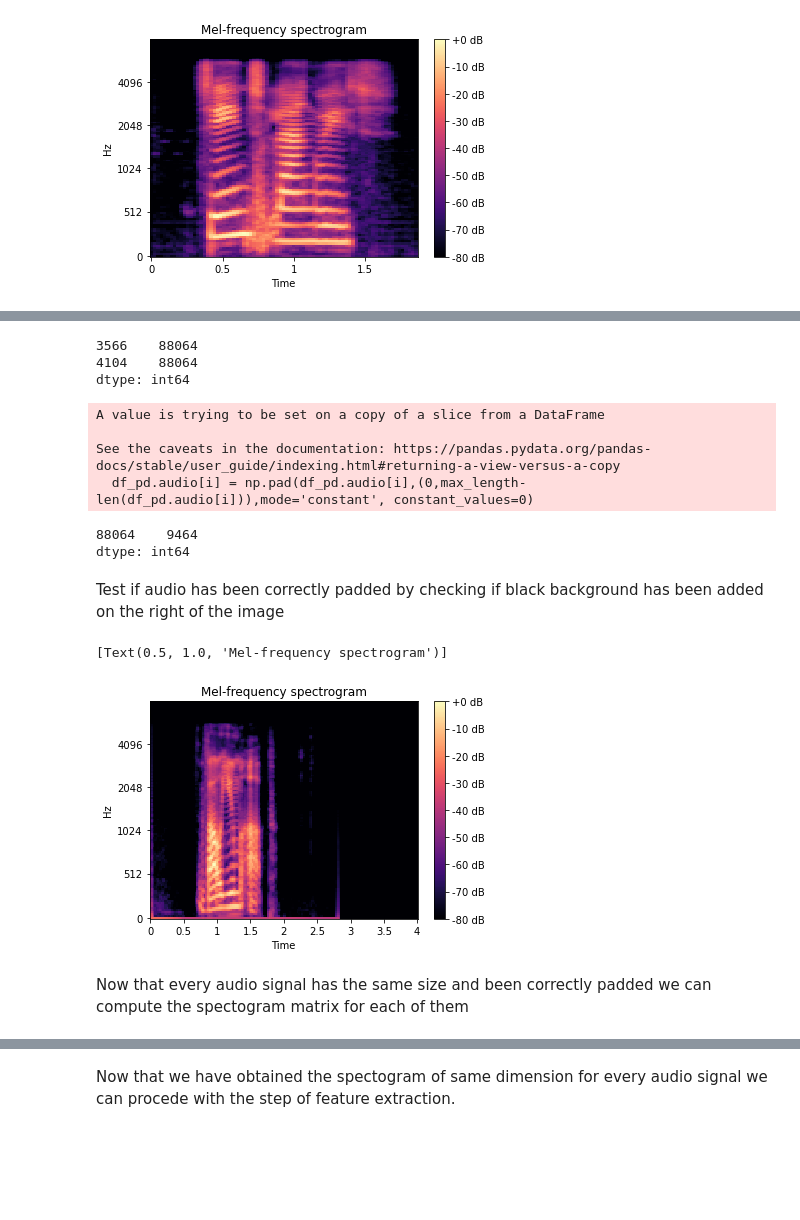
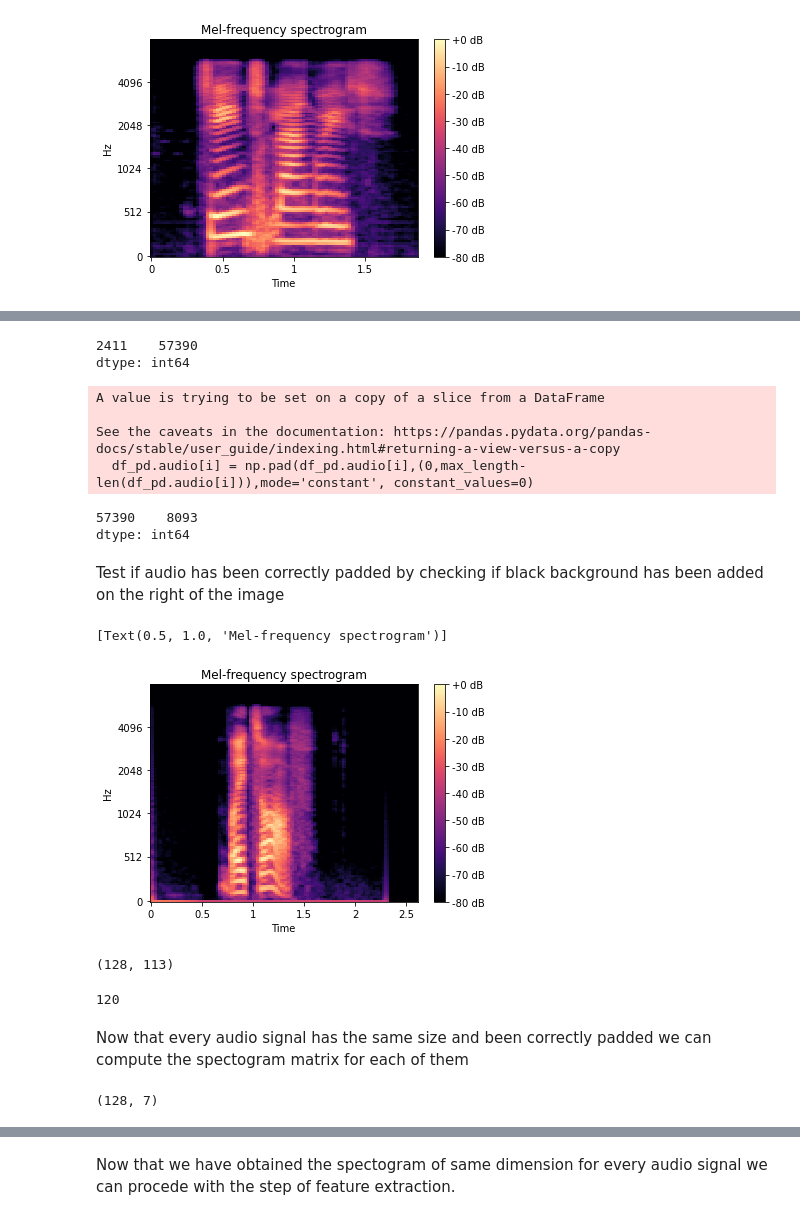
Before and after one commit to andrerubeis/Intent-Detection, a Jupyter notebook: exam_winter_22_23_notebook.ipynb, the cells around one changed output, grey strips where cells are left out. Cells and saved outputs as stored; diff of their text form; code cells hidden in the pictures; blank space fills up the shorter version.

```diff
--- a/exam_winter_22_23_notebook.ipynb
+++ b/exam_winter_22_23_notebook.ipynb
@@ -320,7 +318,7 @@ i = 0
 for item,sr in zip(df[1], df[2]):
     length_audios.append(len(item))
     length_audios_seconds.append(len(item)/sr)
-    if len(item)/sr > 4:
+    if len(item)/sr > 2.64:
         indexes_to_drop.append(i)
     i = i+1
 # %%
@@ -398,15 +393,14 @@ lengths = pd.Series(lengths)
 #lengths.max() #88064
 lengths[lengths == lengths.max()]
 # %% [output]
-3566    88064
-4104    88064
+2411    57390
 dtype: int64
 # %%
 # def pad_audio(audio, max_length):
 #     t = max_length - len(audio)
 #     return np.pad(audio, pad_width=(0, t), mode='constant')
 # %%
-max_length = 88064
+max_length = lengths.max()
 for i, audio in enumerate(df_pd.audio):
 
     #print(len(df_pd.audio[i]))
@@ -426,40 +420,66 @@ lengths = [len(audio) for audio in df_pd.audio]
 lengths = pd.Series(lengths)
 lengths.value_counts()
 # %% [output]
-88064    9464
+57390    8093
 dtype: int64
 # %% [markdown]
 Test if audio has been correctly padded by checking if black background has been added on the right of the image
 # %%
-spectogram = librosa.feature.melspectrogram(y=df_pd.audio[9463], sr=sr)
+spectogram = librosa.feature.melspectrogram(y=df_pd.audio[8092], sr=sr)
 
 fig, ax = plt.subplots()
 S_dB = librosa.power_to_db(spectogram, ref=np.max)
 img = librosa.display.specshow(S_dB, x_axis='time',
                          y_axis='mel', sr=sr,
                          fmax=8000, ax=ax)
 fig.colorbar(img, ax=ax, format='%+2.0f dB')
 ax.set(title='Mel-frequency spectrogram')
 # %% [output]
 [Text(0.5, 1.0, 'Mel-frequency spectrogram')]
-[figure, old version]
+[figure, new version]
+# %%
+S_dB.shape
+# %% [output]
+(128, 113)
+# %%
+#Find the first number which can be divided by 10
+n = S_dB.shape[1]
+
+while n % 10 != 0:
+    n = n+1
+n
+# %% [output]
+120
 # %% [markdown]
 Now that every audio signal has the same size and been correctly padded we can compute the spectogram matrix for each of them
 # %%
 spectograms = []
-#the sprectograms obtained for these audios are 128x173 so we add 7 columns of 0 to get 128x180 matrices
-tmp = np.zeros((spectogram.shape[0], 7))
+
+#Flag variable to indicate if we take the dB scale or not of the spectograms
+dB = True
+
+if dB == True:
+    tmp = np.full((spectogram.shape[0], n-spectogram.shape[1]), -80.0)
+else:
+    #the sprectograms obtained for these audios are 128x173 so we add 7 columns of 0 to get 128x180 matrices (<=4 seconds)
+    tmp = np.zeros((spectogram.shape[0], n-spectogram.shape[1]))
+
+print(tmp.shape)
+
+
+
 for i, audio in enumerate(df_pd.audio):
-    spectogram = librosa.feature.melspectrogram(y=df_pd.audio[i], sr=sample_rate)
+    spectogram = librosa.feature.melspectrogram(y=df_pd.audio[i], sr=sr)
+
+    if dB == True:
+        spectogram = librosa.power_to_db(spectogram, ref=np.max)
 
     #adjust spectogram size to get nice number of columns that are easy to divide3
     spectogram= np.hstack((spectogram,tmp))
+
     spectograms.append(spectogram)
-    #df_pd.audio['spectogram'] = spectogram
-
-    #print(len(df_pd.audio[i]))
-#     if i == 2:
-#         break
+# %% [output]
+(128, 7)
 # %%
 # x= spectograms[0].copy()
 # tmp = np.zeros((spectograms[0].shape[0], 7))
```
Also changed, not shown: parts of 38 cells of this notebook.
